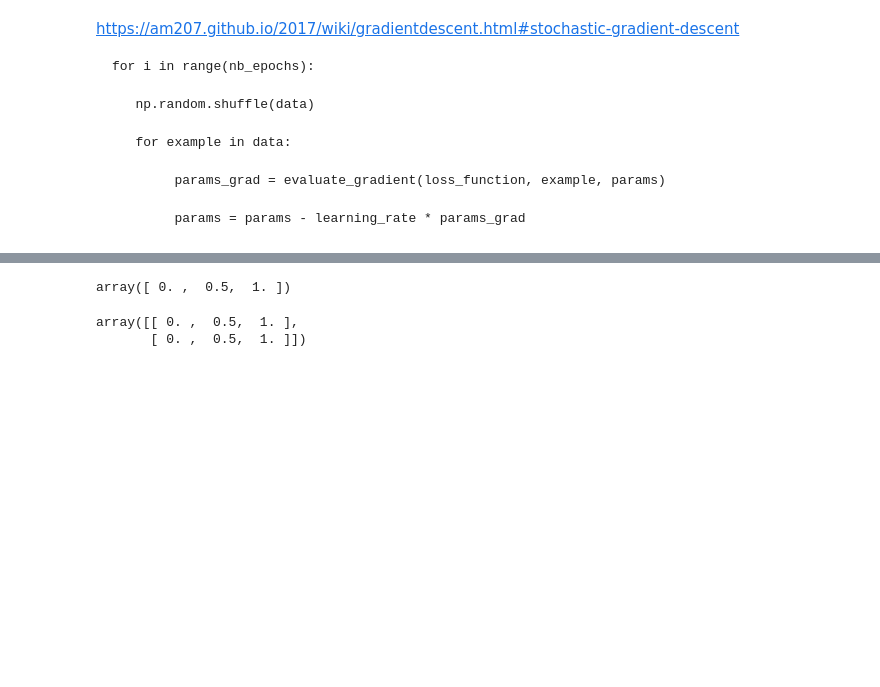
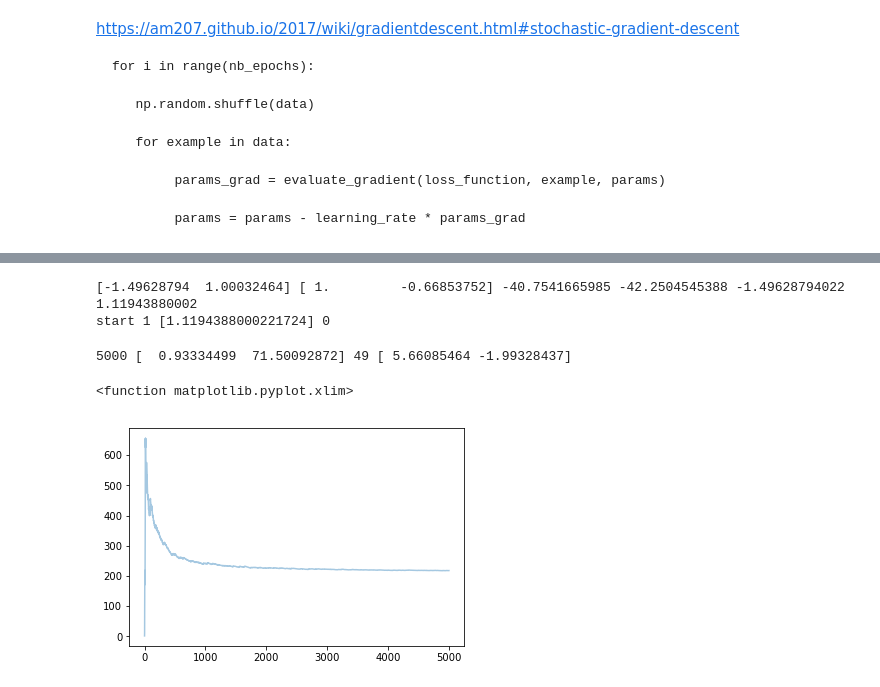
Before and after one commit to yueying-teng/Math_of_intelligence, a Jupyter notebook: gradient descent.ipynb, the cells around one changed output, grey strips where cells are left out. Cells and saved outputs as stored; diff of their text form; code cells hidden in the pictures; blank space fills up the shorter version.

```diff
--- a/gradient descent.ipynb
+++ b/gradient descent.ipynb
@@ -184,9 +170,0 @@ array([ 0.,  1.])
-# %%
-x
-# %% [output]
-array([ 0. ,  0.5,  1. ])
-# %%
-xv
-# %% [output]
-array([[ 0. ,  0.5,  1. ],
-       [ 0. ,  0.5,  1. ]])
@@ -192,0 +239,15 @@ array([[ 0. ,  0.5,  1. ],
+# %%
+history2, cost2, preds2, grads2, iters2, epoch2 = sgd(xaug, y, theta_i, maxsteps=5000, step=0.01)
+# %% [output]
+[-1.49628794  1.00032464] [ 1.         -0.66853752] -40.7541665985 -42.2504545388 -1.49628794022 1.11943880002
+start 1 [1.1194388000221724] 0
+# %%
+print(iters2, history2[-1], epoch2, grads2[-1])
+# %% [output]
+5000 [  0.93334499  71.50092872] 49 [ 5.66085464 -1.99328437]
+# %%
+plt.plot(range(len(cost2[-10000:])), cost2[-10000:], alpha=0.4);
+plt.xlim
+# %% [output]
+<function matplotlib.pyplot.xlim>
+[figure, added]
```
Also changed, not shown: parts of 9 cells of this notebook.
